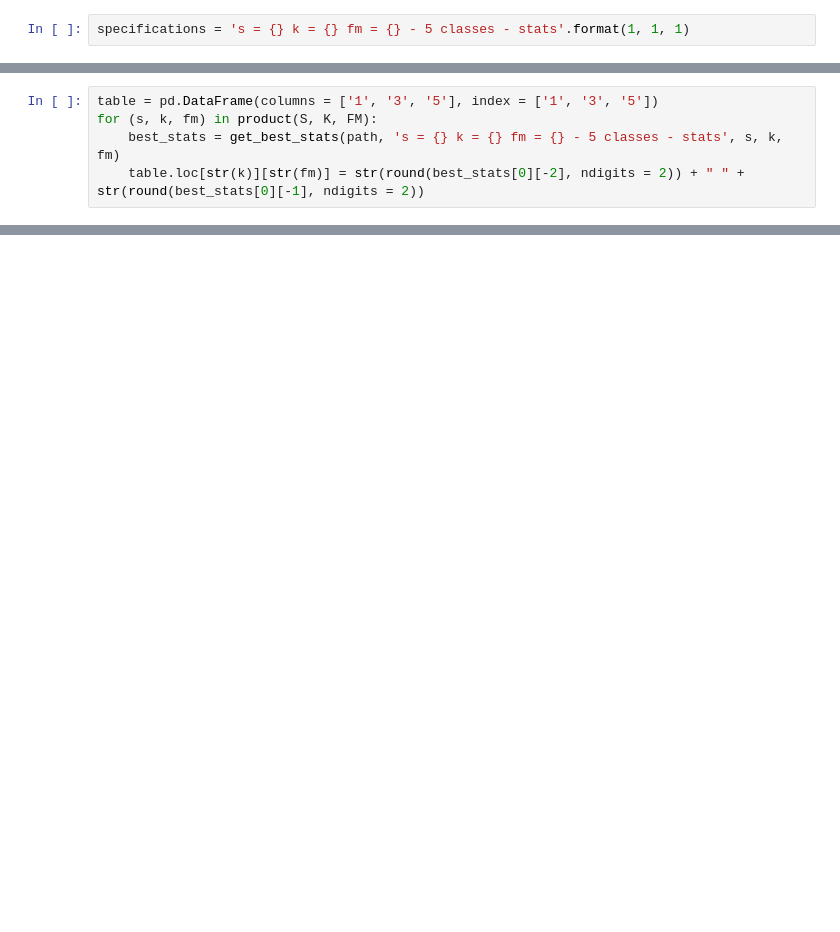
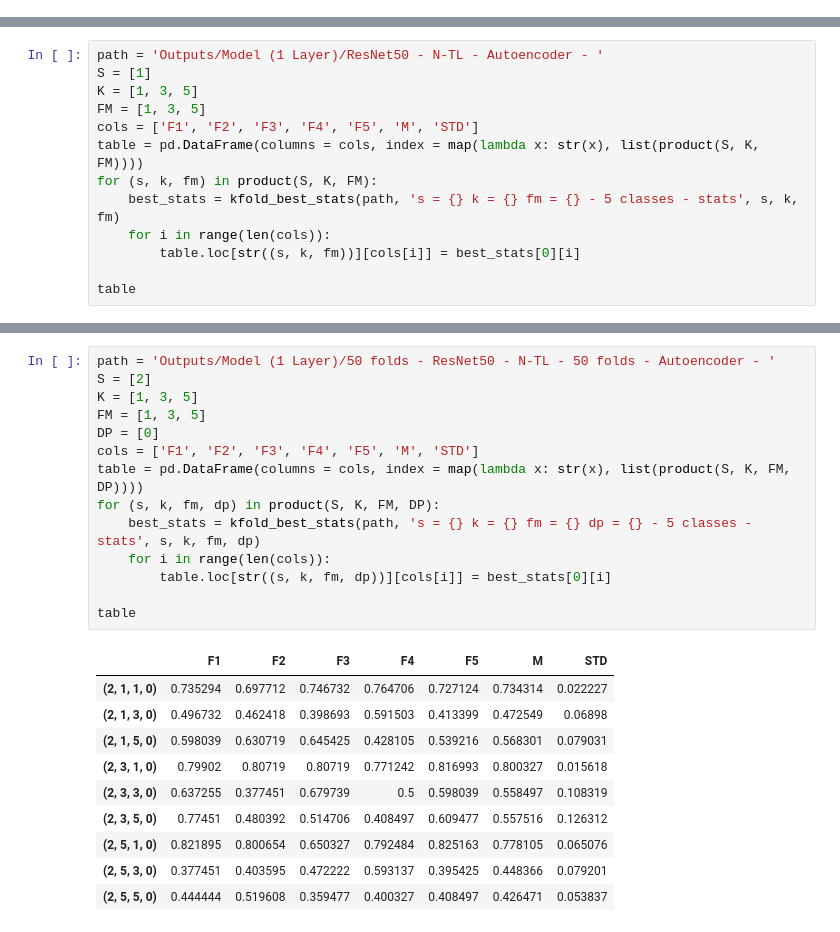
Before and after one commit to patrick-oliveira/ICDeepLearning, a Jupyter notebook: Random Tests.ipynb, the cells around one changed output, grey strips where cells are left out. Saved outputs shown, nothing was run; the diff lists cells and outputs as text; blank space fills up the shorter version.

```diff
--- a/Random Tests.ipynb
+++ b/Random Tests.ipynb
@@ -52,2 +0,0 @@ import pandas as pd
-# %%
-specifications = 's = {} k = {} fm = {} - 5 classes - stats'.format(1, 1, 1)
@@ -84,5 +0,0 @@ def get_best_stats(path: str, specifications: str, *args, **kwargs) -> pd.DataFr
-# %%
-table = pd.DataFrame(columns = ['1', '3', '5'], index = ['1', '3', '5'])
-for (s, k, fm) in product(S, K, FM):
-    best_stats = get_best_stats(path, 's = {} k = {} fm = {} - 5 classes - stats', s, k, fm)
-    table.loc[str(k)][str(fm)] = str(round(best_stats[0][-2], ndigits = 2)) + " " + str(round(best_stats[0][-1], ndigits = 2))
@@ -88,0 +181,13 @@ for (s, k, fm) in product(S, K, FM):
+# %%
+path = 'Outputs/Model (1 Layer)/ResNet50 - N-TL - Autoencoder - '
+S = [1]
+K = [1, 3, 5]
+FM = [1, 3, 5]
+cols = ['F1', 'F2', 'F3', 'F4', 'F5', 'M', 'STD']
+table = pd.DataFrame(columns = cols, index = map(lambda x: str(x), list(product(S, K, FM))))
+for (s, k, fm) in product(S, K, FM):
+    best_stats = kfold_best_stats(path, 's = {} k = {} fm = {} - 5 classes - stats', s, k, fm)
+    for i in range(len(cols)):
+        table.loc[str((s, k, fm))][cols[i]] = best_stats[0][i]
+
+table
@@ -88,0 +205,25 @@ for (s, k, fm) in product(S, K, FM):
+# %%
+path = 'Outputs/Model (1 Layer)/50 folds - ResNet50 - N-TL - 50 folds - Autoencoder - '
+S = [2]
+K = [1, 3, 5]
+FM = [1, 3, 5]
+DP = [0]
+cols = ['F1', 'F2', 'F3', 'F4', 'F5', 'M', 'STD']
+table = pd.DataFrame(columns = cols, index = map(lambda x: str(x), list(product(S, K, FM, DP))))
+for (s, k, fm, dp) in product(S, K, FM, DP):
+    best_stats = kfold_best_stats(path, 's = {} k = {} fm = {} dp = {} - 5 classes - stats', s, k, fm, dp)
+    for i in range(len(cols)):
+        table.loc[str((s, k, fm, dp))][cols[i]] = best_stats[0][i]
+
+table
+# %% [output]
+|  | F1 | F2 | F3 | F4 | F5 | M | STD |
+| (2, 1, 1, 0) | 0.735294 | 0.697712 | 0.746732 | 0.764706 | 0.727124 | 0.734314 | 0.022227 |
+| (2, 1, 3, 0) | 0.496732 | 0.462418 | 0.398693 | 0.591503 | 0.413399 | 0.472549 | 0.06898 |
+| (2, 1, 5, 0) | 0.598039 | 0.630719 | 0.645425 | 0.428105 | 0.539216 | 0.568301 | 0.079031 |
+| (2, 3, 1, 0) | 0.79902 | 0.80719 | 0.80719 | 0.771242 | 0.816993 | 0.800327 | 0.015618 |
+| (2, 3, 3, 0) | 0.637255 | 0.377451 | 0.679739 | 0.5 | 0.598039 | 0.558497 | 0.108319 |
+| (2, 3, 5, 0) | 0.77451 | 0.480392 | 0.514706 | 0.408497 | 0.609477 | 0.557516 | 0.126312 |
+| (2, 5, 1, 0) | 0.821895 | 0.800654 | 0.650327 | 0.792484 | 0.825163 | 0.778105 | 0.065076 |
+| (2, 5, 3, 0) | 0.377451 | 0.403595 | 0.472222 | 0.593137 | 0.395425 | 0.448366 | 0.079201 |
+| (2, 5, 5, 0) | 0.444444 | 0.519608 | 0.359477 | 0.400327 | 0.408497 | 0.426471 | 0.053837 |
```
Also changed, not shown: parts of 59 cells of this notebook, 4 other files.
